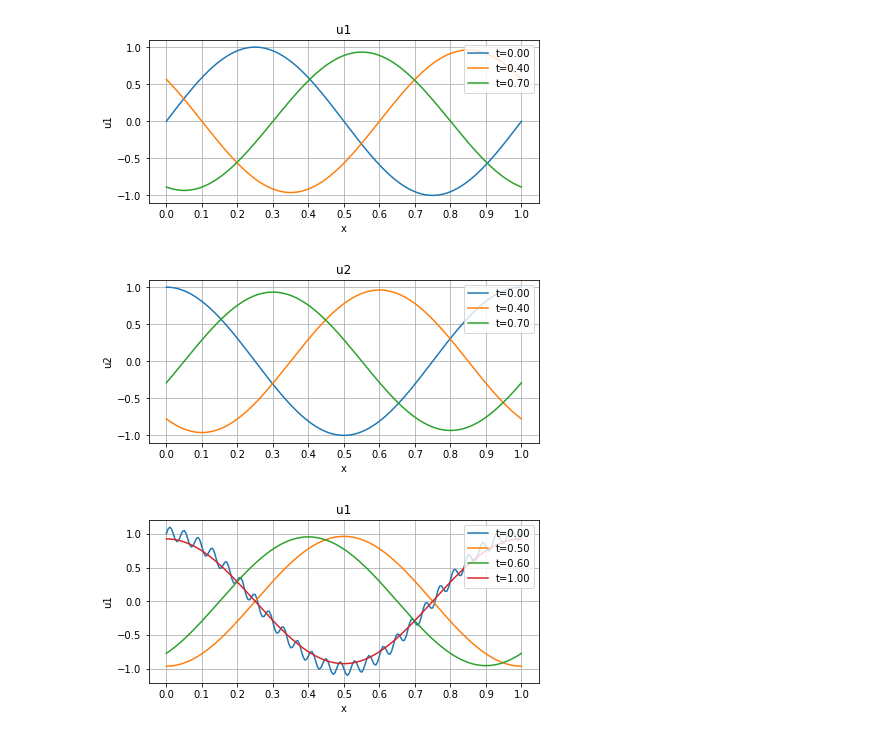
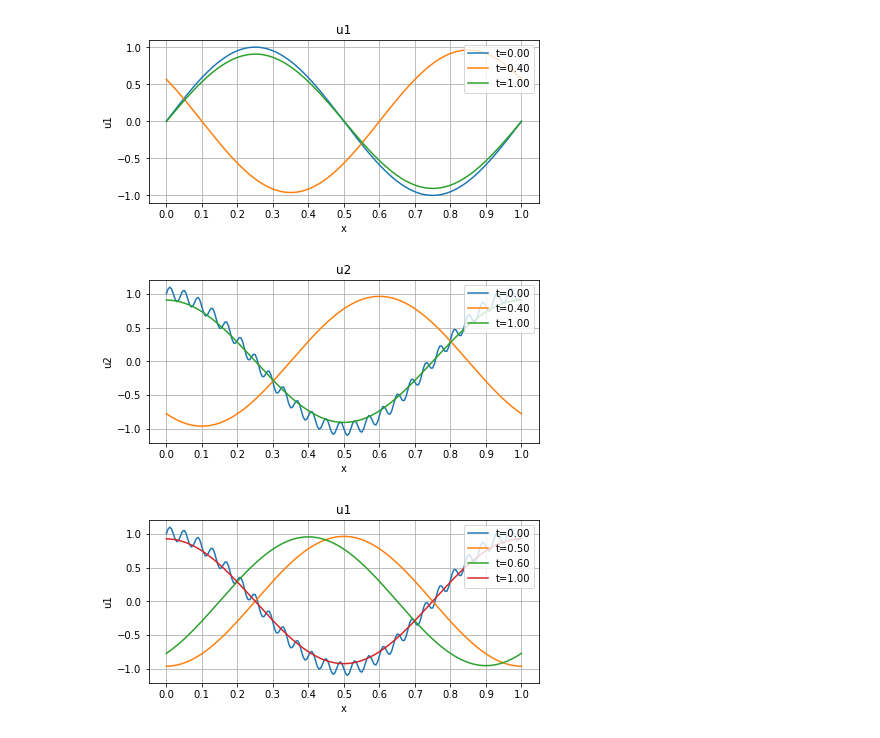
Before and after one commit to bolychevanton/University, a Jupyter notebook: LapshinReport3.ipynb, the cells around one changed output. Cells and saved outputs as stored; diff of their text form; code cells hidden in the pictures.

```diff
--- a/LapshinReport3.ipynb
+++ b/LapshinReport3.ipynb
@@ -193,14 +193,9 @@ def solve(A, init_f1, init_f2, T, h, tau, method):
     grid2 = method(init_array_f2, T, h, tau, A[1, 1])
 
     # Берем от решения C^{-1}
-    ltransformed_grid1 = np.empty_like(grid1)
-    ltransformed_grid2 = np.empty_like(grid2)
-    for n in range(N + 1):
-        for m in range(M + 1):
-            ltransformed_grid1[m, n] = np.dot(inv_C[0],
-                                              [grid1[m, n], grid2[m, n]])
-            ltransformed_grid2[m, n] = np.dot(inv_C[1],
-                                              [grid1[m, n], grid2[m, n]])
+    stacked_grid = np.vstack([grid1.ravel(), grid2.ravel()])
+    ltransformed_grid1 = np.dot(inv_C[0], stacked_grid).reshape(grid1.shape)
+    ltransformed_grid2 = np.dot(inv_C[1], stacked_grid).reshape(grid1.shape)
 
     return (ltransformed_grid1, ltransformed_grid2, T)
 
@@ -266,16 +261,16 @@ def f1(x):
     return math.sin(2 * np.pi * x)
 
 def f2(x):
-    return math.cos(2 * np.pi * x)
+    return math.cos(2 * np.pi * x) + 0.1 * math.sin(50 * np.pi * x)
 # %%
 my_upper_solution = solve([[1,0],[0,1]], f1, f2, 1, h = 0.005, tau = 0.005, method = upper_triangle)
 # %%
 my_right_solution = solve([[1,0],[0,1]], f1, f2, 1, h = 0.005, tau = 0.001, method = right_triangle)
 # %%
-plot(my_upper_solution, [0, 0.4, 0.7])
+plot(my_upper_solution, [0, 0.4, 1])
 # %% [output]
-[figure, old version]
+[figure, new version]
-[figure, old version]
+[figure, new version]
 # %%
 plot(my_right_solution, [0, 0.5, 0.6, 1])
 # %% [output]
```
